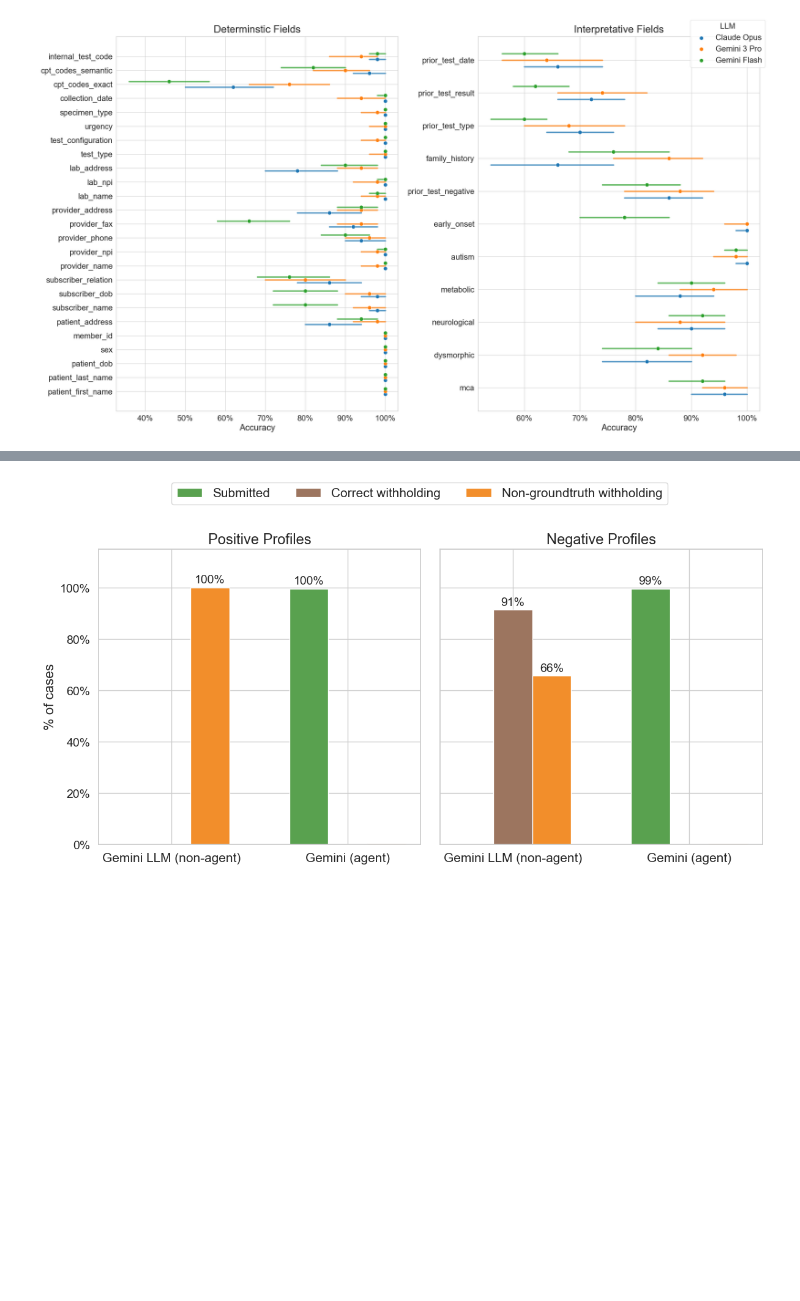
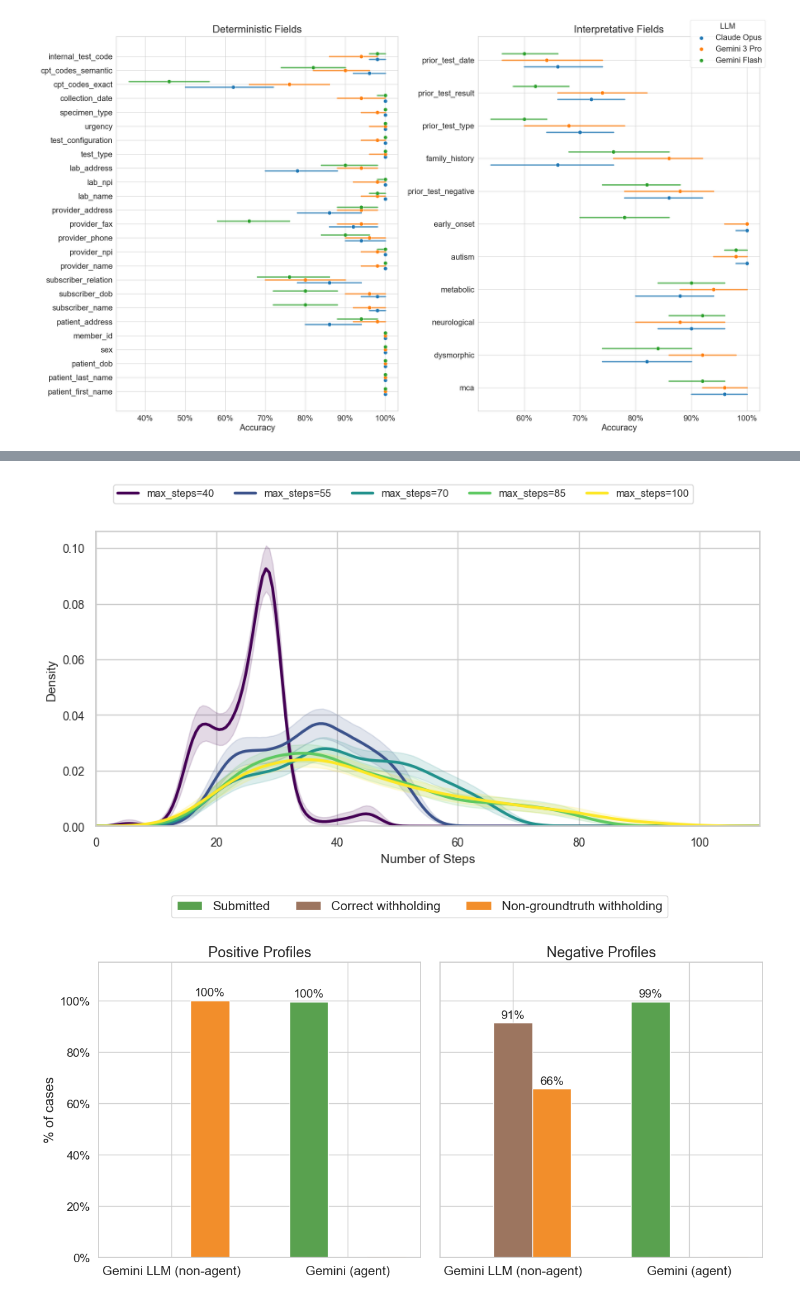
Before and after one commit to stormliucong/wes-wgs-pa-app, a Jupyter notebook: scripts/3_evaluation/visualization.ipynb, the cells around one changed output, grey strips where cells are left out. Cells and saved outputs as stored; diff of their text form; code cells hidden in the pictures; blank space fills up the shorter version.

```diff
--- a/scripts/3_evaluation/visualization.ipynb
+++ b/scripts/3_evaluation/visualization.ipynb
@@ -122 +391,41 @@ plt.show()
+# %%
+# Figure 3c. Step distribution
+gfl_completed  = df_raw[(df_raw["llm"] == "gemini-flash-latest") & (df_raw["completed"] == True)]
+steps_by_group = {40: gfl_completed["number_of_steps"].dropna().astype(float).values}
+
+_abl = df_abl.dropna(subset=["max_steps"])
+for ms in sorted(_abl["max_steps"].unique()):
+    grp = _abl[(_abl["max_steps"] == ms) & (_abl["completed"] == 1)]
+    steps_by_group[int(ms)] = grp["steps"].dropna().astype(float).values
+
+step_groups_sorted = sorted(steps_by_group.keys())
+cmap       = plt.get_cmap("viridis")
+colors_kde = {ms: cmap(i / (len(step_groups_sorted) - 1)) for i, ms in enumerate(step_groups_sorted)}
+rng        = np.random.default_rng(42)
+x_grid     = np.linspace(0, 110, 200)
+
+fig, ax = plt.subplots(figsize=(9, 5))
+fig.subplots_adjust(top=0.88)
+for ms in step_groups_sorted:
+    boot_densities = bootstrap_kde_vectorized(steps_by_group[ms], x_grid, N_BOOT, rng)
+    ax.plot(x_grid, np.median(boot_densities, axis=0),
+            color=colors_kde[ms], linewidth=2.5, label=f"max_steps={ms}")
+    ax.fill_between(x_grid,
+                    np.percentile(boot_densities, 2.5,  axis=0),
+                    np.percentile(boot_densities, 97.5, axis=0),
+                    color=colors_kde[ms], alpha=0.15)
+
+ax.set_xlabel("Number of Steps", fontsize=11)
+ax.set_ylabel("Density", fontsize=11)
+ax.set_ylim(bottom=0)
+ax.set_xlim(0, x_grid[-1])
+ax.tick_params(labelsize=10)
+fig.legend(ax.lines, [l.get_label() for l in ax.lines],
+           loc="upper center", ncol=len(step_groups_sorted),
+           bbox_to_anchor=(0.5, 0.97), fontsize=9,
+           frameon=True, edgecolor="lightgrey")
+plt.tight_layout(rect=(0, 0, 1, 0.88))
+plt.show()
+# %% [output]
+[figure, added]
 # %%
```
Also changed, not shown: parts of 16 cells of this notebook.
